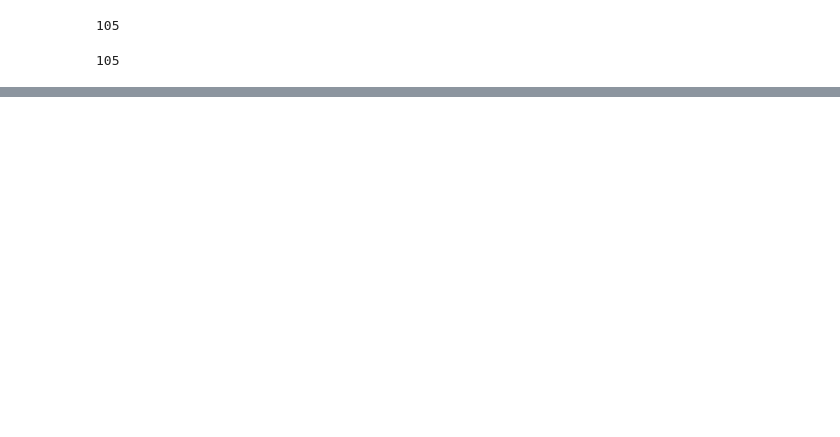
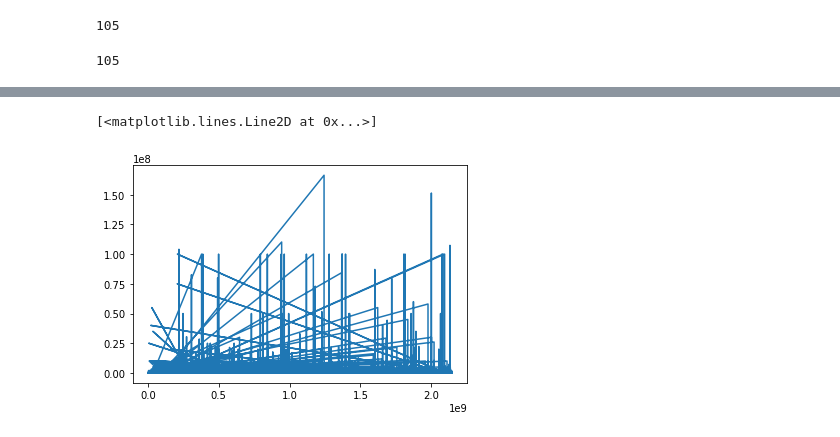
Before and after one commit to davidwederstrandtsr/Xtra_projects, a Jupyter notebook: kickstarter-exercise.ipynb, the cells around one changed output, grey strips where cells are left out. Drawn from its saved outputs; the diff is of its cells as text; code cells hidden in the pictures; blank space fills up the shorter version.

```diff
--- a/kickstarter-exercise.ipynb
+++ b/kickstarter-exercise.ipynb
@@ -59,5 +64,7 @@ Data columns (total 15 columns):
 dtypes: float64(5), int64(2), object(8)
 memory usage: 43.3+ MB
+# %%
+df.replace(r'^\s*$', np.nan, regex=True, inplace=True)
 # %%
 # what is the count of missing values
 df.isna().sum()
@@ -131,0 +168,5 @@ df.head()
+# %%
+# make a new dataframe of only success and failures
+success_fail_df = df[(df.state == 'failed') | (df.state == 'successful')]
+# %%
+success_fail_df = success_fail_df[['ID', 'goal', 'pledged', 'state', 'backers', 'usd_pledged_real', 'usd_goal_real']]
@@ -131,0 +202,5 @@ df.head()
+# %%
+plt.plot(success_fail_df.ID, success_fail_df.usd_goal_real)
+# %% [output]
+[<matplotlib.lines.Line2D at 0x...>]
+[figure, added]
```
Also changed, not shown: parts of 22 cells of this notebook.
